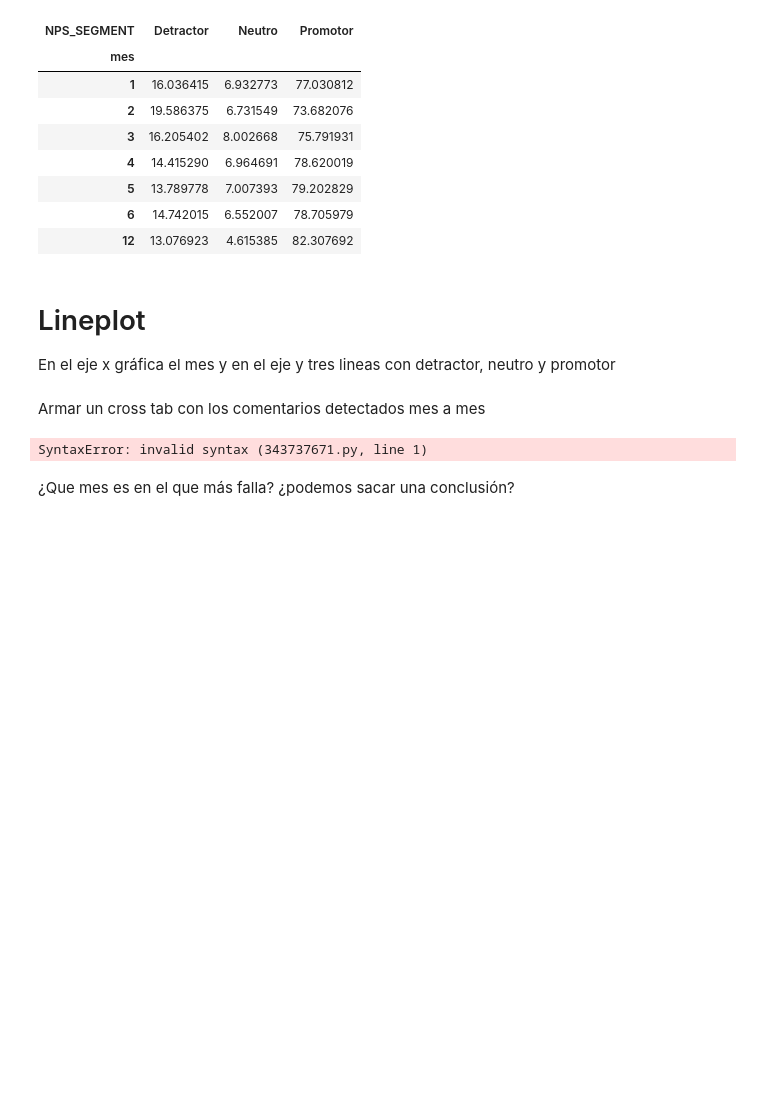
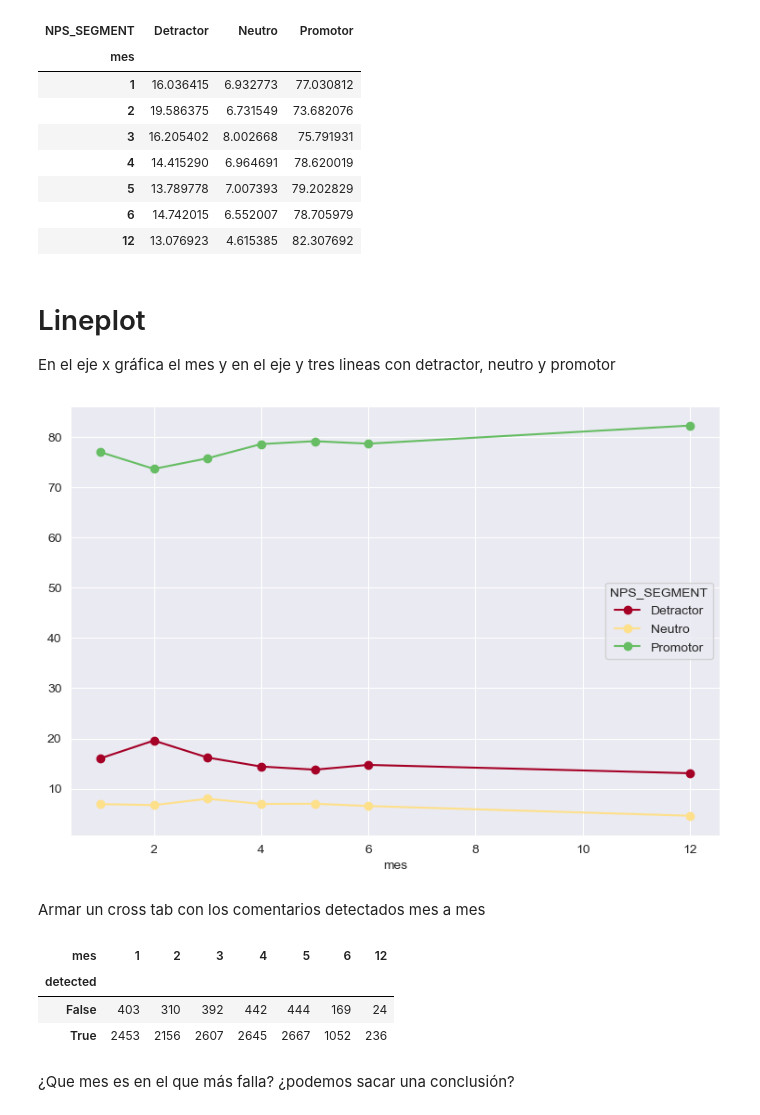
Before and after one commit to federicomoreno613/UCEMA, a Jupyter notebook: 05-viz/01_eda_nps_ejercicio.ipynb, the cells around one changed output. Cells and saved outputs as stored; diff of their text form; code cells hidden in the pictures; blank space fills up the shorter version.

```diff
--- a/05-viz/01_eda_nps_ejercicio.ipynb
+++ b/05-viz/01_eda_nps_ejercicio.ipynb
@@ -396,8 +394,24 @@ plt.lin
+# %%
+per_month
+rcParams['figure.figsize'] = 9, 6
+
+per_month[['Detractor', 'Neutro', "Promotor"]].plot(kind='line', marker="o", color=("#a50026", "#fee08b", "#66bd63"));
+# %% [output]
+[figure, added]
 # %% [markdown]
 Armar un cross tab con los comentarios detectados mes a mes
-# %%
-.
-# %% [output]
-SyntaxError: invalid syntax (343737671.py, line 1)
+# %%
+crooss_tab_mes = pd.crosstab(df['NPS_SEGMENT'],df['mes'])
+crooss_tab_mes.loc['Total',:]= crooss_tab_mes.sum(axis=0)
+crooss_tab_mes = crooss_tab_mes.T
+
+per_month["total"] = crooss_tab_mes["Total"]
+
+pd.crosstab(df['detected'],df['mes'])
+# %% [output]
+| mes | 1 | 2 | 3 | 4 | 5 | 6 | 12 |
+| detected |  |  |  |  |  |  |  |
+| False | 403 | 310 | 392 | 442 | 444 | 169 | 24 |
+| True | 2453 | 2156 | 2607 | 2645 | 2667 | 1052 | 236 |
 # %% [markdown]
 ¿Que mes es en el que más falla? ¿podemos sacar una conclusión?
```
Also changed, not shown: parts of 18 cells of this notebook, 19 other files.
